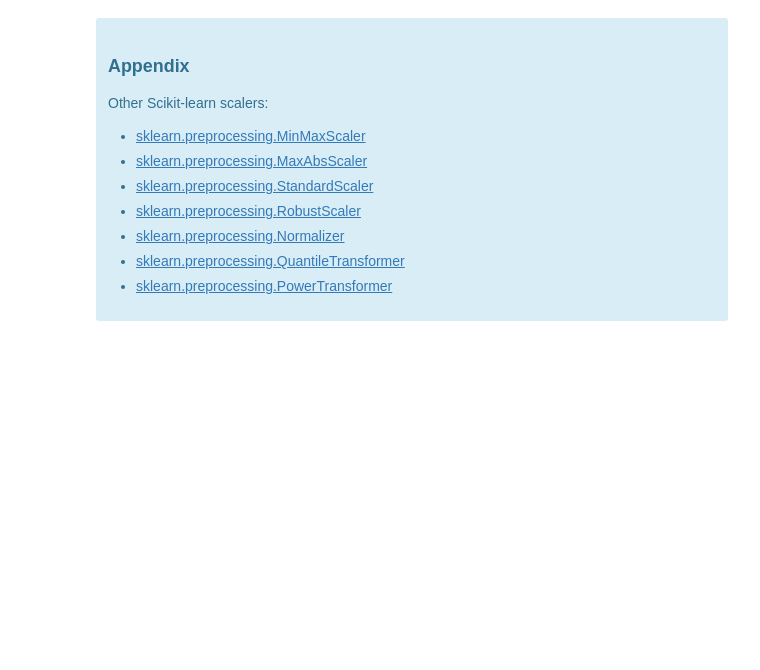
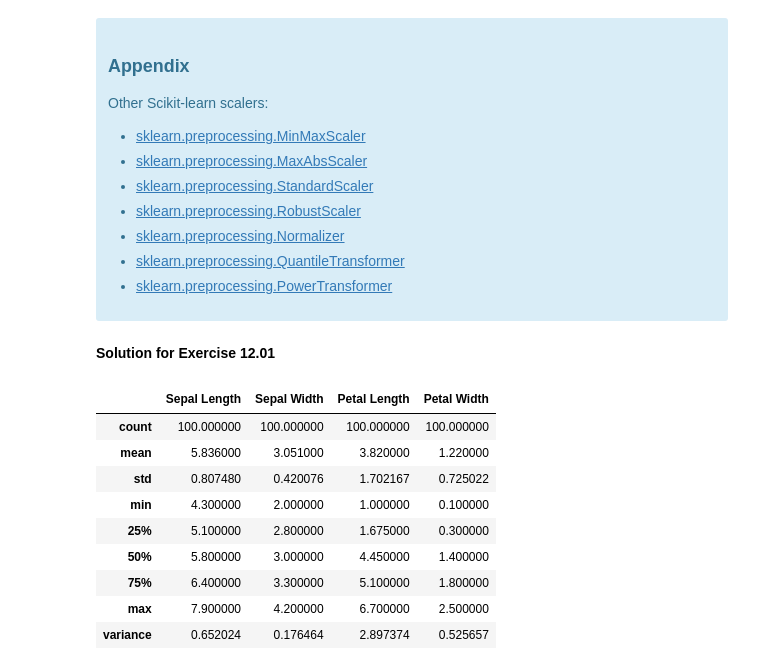
Before and after one commit to snowch/ml-101, a Jupyter notebook: 12_preprocessing.ipynb, the cells around one changed output. Saved outputs shown, nothing was run; the diff lists cells and outputs as text; code cells hidden in the pictures; blank space fills up the shorter version.

```diff
--- a/12_preprocessing.ipynb
+++ b/12_preprocessing.ipynb
@@ -127,3 +187,22 @@ Other Scikit-learn scalers:
 - [sklearn.preprocessing.PowerTransformer](https://scikit-learn.org/stable/modules/generated/sklearn.preprocessing.PowerTransformer.html)
 
 </div>
+# %% [markdown]
+**Solution for Exercise 12.01**
+# %%
+summary_stats = X_train_df.describe()
+
+# add 'variance' because describe doesn't show it
+summary_stats.loc['variance'] = summary_stats.loc['std']**2
+summary_stats
+# %% [output]
+|  | Sepal Length | Sepal Width | Petal Length | Petal Width |
+| count | 100.000000 | 100.000000 | 100.000000 | 100.000000 |
+| mean | 5.836000 | 3.051000 | 3.820000 | 1.220000 |
+| std | 0.807480 | 0.420076 | 1.702167 | 0.725022 |
+| min | 4.300000 | 2.000000 | 1.000000 | 0.100000 |
+| 25% | 5.100000 | 2.800000 | 1.675000 | 0.300000 |
+| 50% | 5.800000 | 3.000000 | 4.450000 | 1.400000 |
+| 75% | 6.400000 | 3.300000 | 5.100000 | 1.800000 |
+| max | 7.900000 | 4.200000 | 6.700000 | 2.500000 |
+| variance | 0.652024 | 0.176464 | 2.897374 | 0.525657 |
```
Also changed, not shown: parts of 16 cells of this notebook.
